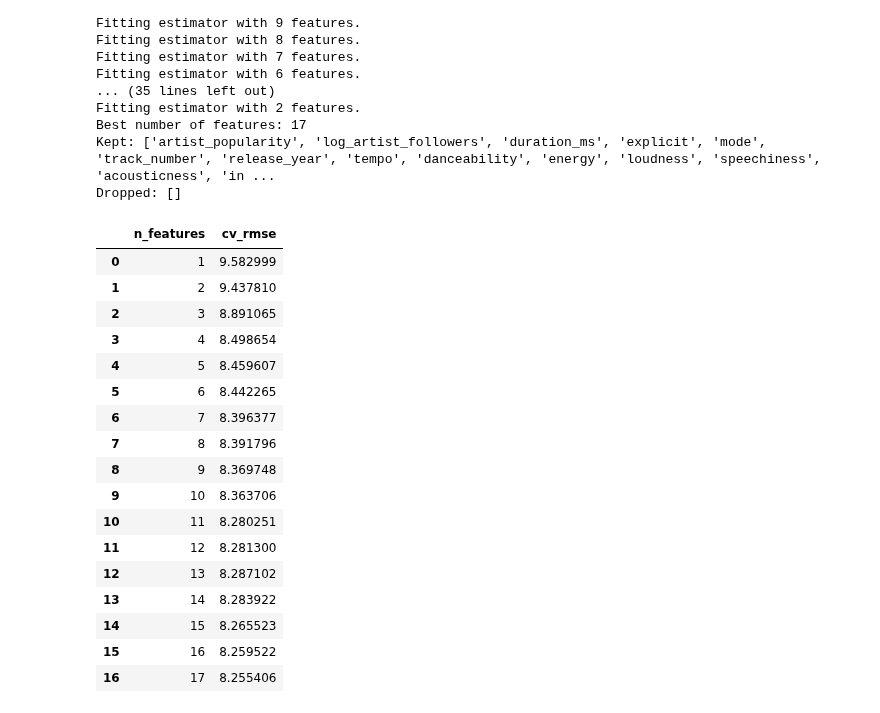
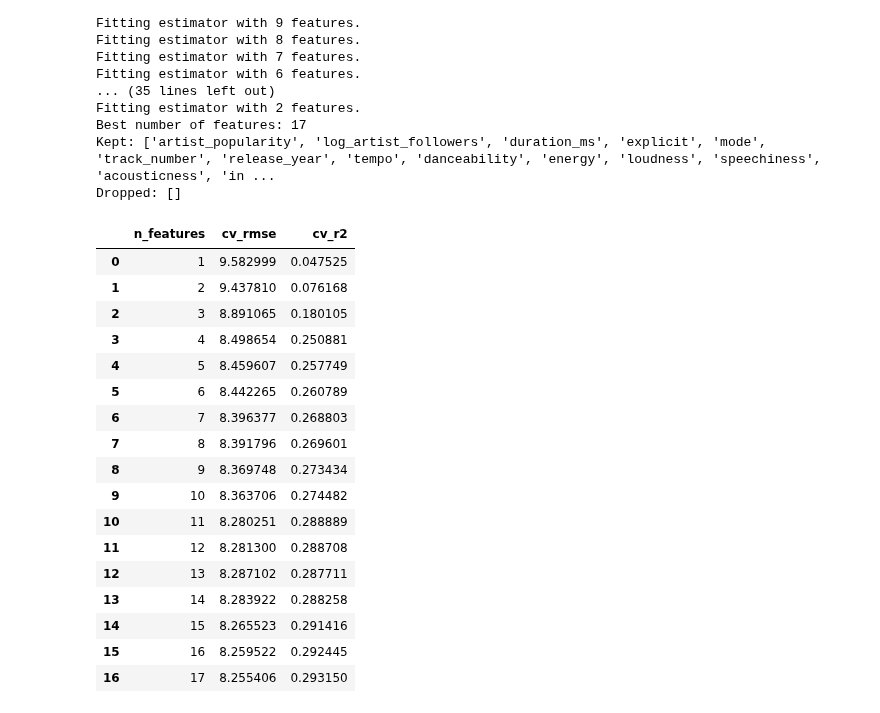
Before and after one commit to Darkosxl/Academy-Exercises, a Jupyter notebook: Spotify_Recommender/Predicting_Popularity_Regression.ipynb, the cells around one changed output. Drawn from its saved outputs; the diff is of its cells as text; code cells hidden in the pictures.

```diff
--- a/Spotify_Recommender/Recommender.ipynb
+++ b/Spotify_Recommender/Predicting_Popularity_Regression.ipynb
@@ -521,26 +521,29 @@ Best number of features: 17
 Kept: ['artist_popularity', 'log_artist_followers', 'duration_ms', 'explicit', 'mode', 'track_number', 'release_year', 'tempo', 'danceability', 'energy', 'loudness', 'speechiness', 'acousticness', 'in ...
 Dropped: []
 # %%
+cv_mse = -rfecv.cv_results_["mean_test_score"]
+
 pd.DataFrame({
     "n_features": rfecv.cv_results_["n_features"],
-    "cv_rmse": np.sqrt(-rfecv.cv_results_["mean_test_score"]),
+    "cv_rmse": np.sqrt(cv_mse),
+    "cv_r2": 1 - cv_mse / y_sub.var(ddof=0),  # R² = 1 - MSE / variance of the labels
 })
 # %% [output]
-|  | n_features | cv_rmse |
-| 0 | 1 | 9.582999 |
-| 1 | 2 | 9.437810 |
-| 2 | 3 | 8.891065 |
-| 3 | 4 | 8.498654 |
-| 4 | 5 | 8.459607 |
-| 5 | 6 | 8.442265 |
-| 6 | 7 | 8.396377 |
-| 7 | 8 | 8.391796 |
-| 8 | 9 | 8.369748 |
-| 9 | 10 | 8.363706 |
-| 10 | 11 | 8.280251 |
-| 11 | 12 | 8.281300 |
-| 12 | 13 | 8.287102 |
-| 13 | 14 | 8.283922 |
-| 14 | 15 | 8.265523 |
-| 15 | 16 | 8.259522 |
-| 16 | 17 | 8.255406 |
+|  | n_features | cv_rmse | cv_r2 |
+| 0 | 1 | 9.582999 | 0.047525 |
+| 1 | 2 | 9.437810 | 0.076168 |
+| 2 | 3 | 8.891065 | 0.180105 |
+| 3 | 4 | 8.498654 | 0.250881 |
+| 4 | 5 | 8.459607 | 0.257749 |
+| 5 | 6 | 8.442265 | 0.260789 |
+| 6 | 7 | 8.396377 | 0.268803 |
+| 7 | 8 | 8.391796 | 0.269601 |
+| 8 | 9 | 8.369748 | 0.273434 |
+| 9 | 10 | 8.363706 | 0.274482 |
+| 10 | 11 | 8.280251 | 0.288889 |
+| 11 | 12 | 8.281300 | 0.288708 |
+| 12 | 13 | 8.287102 | 0.287711 |
+| 13 | 14 | 8.283922 | 0.288258 |
+| 14 | 15 | 8.265523 | 0.291416 |
+| 15 | 16 | 8.259522 | 0.292445 |
+| 16 | 17 | 8.255406 | 0.293150 |
```
Also changed, not shown: parts of 1 cell of this notebook, 1 other file.
